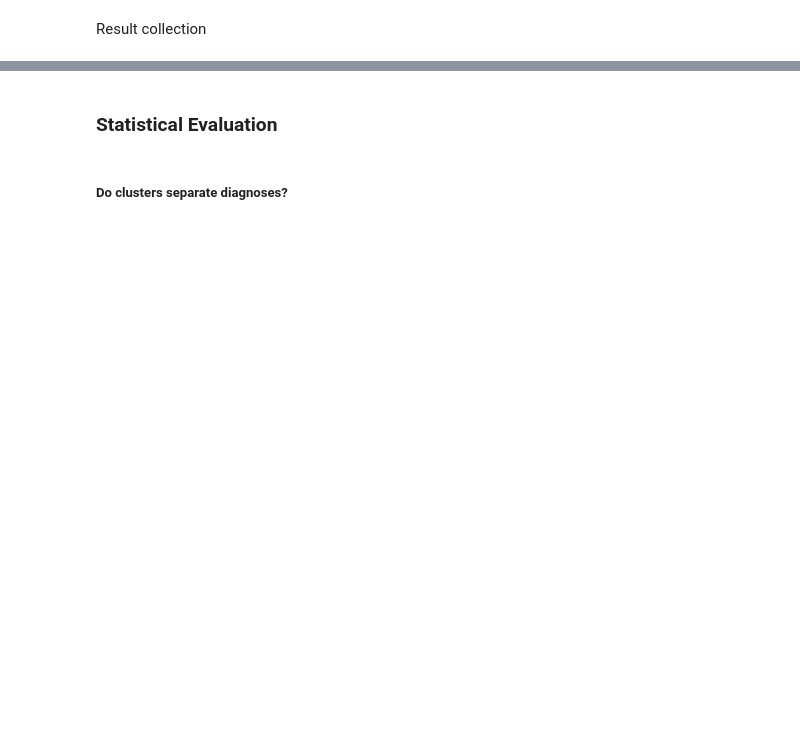
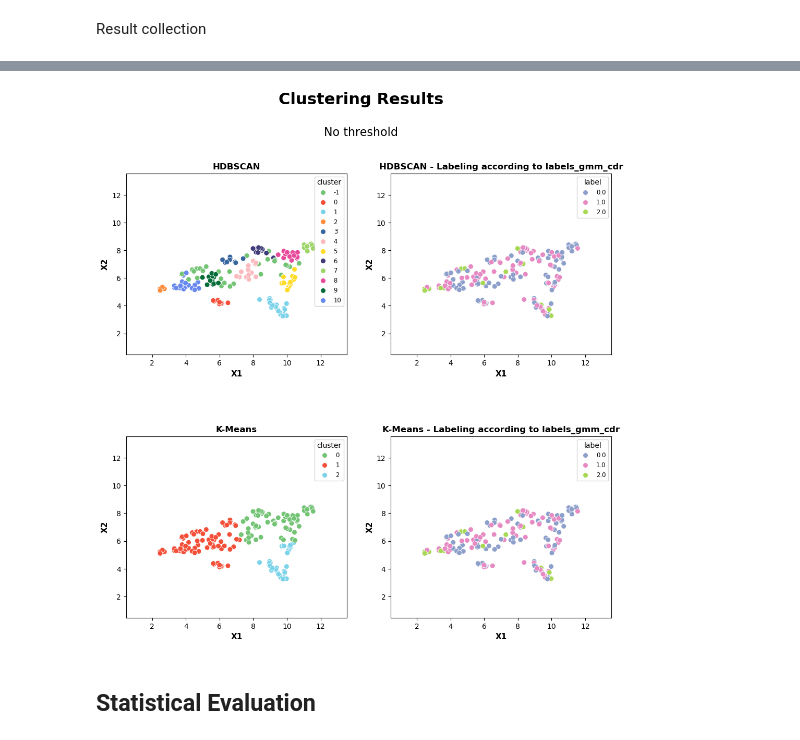
Before and after one commit to EmmaTosato/ANM_Verona, a Jupyter notebook: notebooks/clustering.ipynb, the cells around one changed output, grey strips where cells are left out. Saved outputs shown, nothing was run; the diff lists cells and outputs as text; code cells hidden in the pictures; blank space fills up the shorter version.

```diff
--- a/notebooks/clustering.ipynb
+++ b/notebooks/clustering.ipynb
@@ -177,9 +156,9 @@ plot_clusters_vs_groups(X_umap, labels_dict, labels_df['Group'], save_path = Non
 # %%
-plot_clusters_vs_groups(X_umap, labels_dict, labels_df['labels_gmm_cdr'], save_path = None, title_prefix =None, margin= 2.0, plot_flag=True, colors_gmm= True)
+plot_clusters_vs_groups(X_umap, labels_dict, labels_df['labels_gmm_cdr'], save_path = None, title_prefix ='No threshold', margin= 2.0, plot_flag=True, colors_gmm= True)
+# %% [output]
+[figure, added]
 # %% [markdown]
-### Statistical Evaluation
+## Statistical Evaluation
-# %% [markdown]
-##### Do clusters separate diagnoses?
 # %%
 diagnoses = ['ADNI', 'CBS', 'PSP']
 
```
Also changed, not shown: parts of 28 cells of this notebook, 18 other files.
